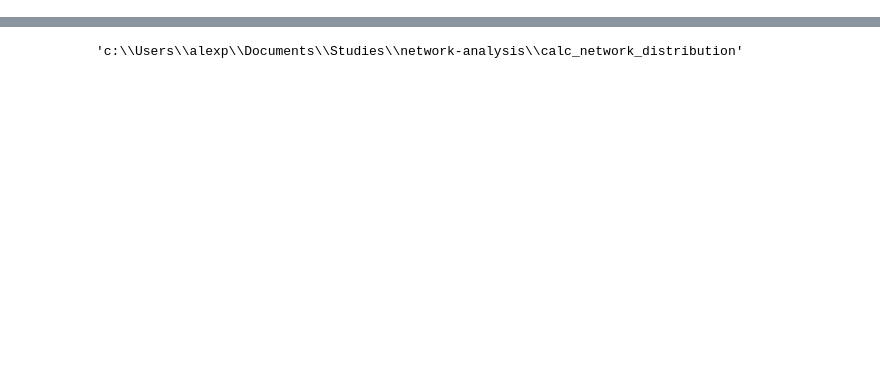
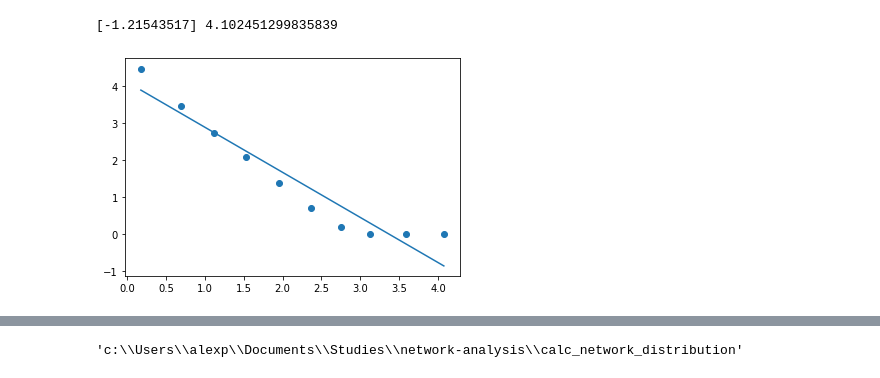
Before and after one commit to Alexflames/local-degree-asymmetry, a Jupyter notebook: calc_network_distribution/calc_out_degree.ipynb, the cells around one changed output, grey strips where cells are left out. Saved outputs shown, nothing was run; the diff lists cells and outputs as text; code cells hidden in the pictures; blank space fills up the shorter version.

```diff
--- a/calc_network_distribution/calc_out_degree.ipynb
+++ b/calc_network_distribution/calc_out_degree.ipynb
@@ -107,0 +105,5 @@ get_and_visualize_out_degree_distribution("rec-amazon-ratings-sorted.edges")
+# %%
+get_and_visualize_out_degree_distribution("ia-enron-email-dynamic-sorted.edges")
+# %% [output]
+[-1.21543517] 4.102451299835839
+[figure, added]
```
Also changed, not shown: parts of 8 cells of this notebook, 9 other files.
